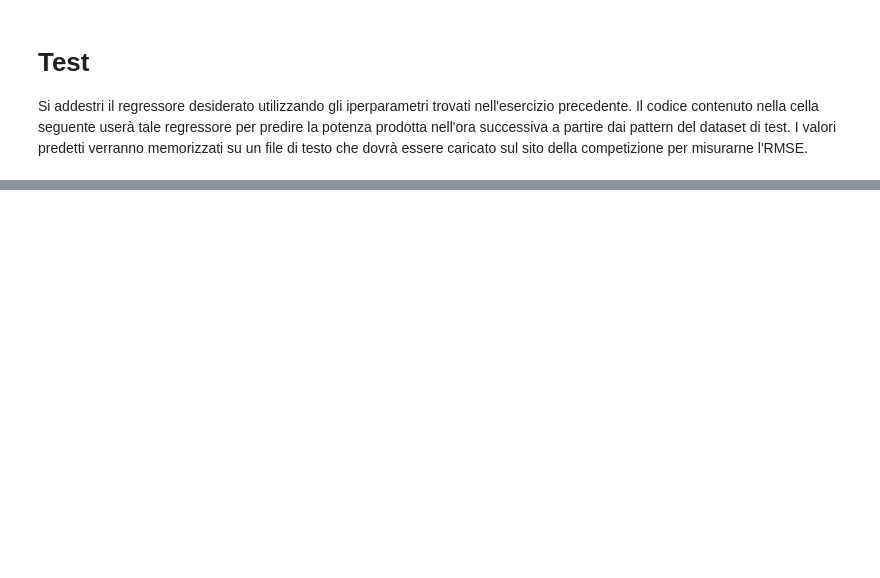
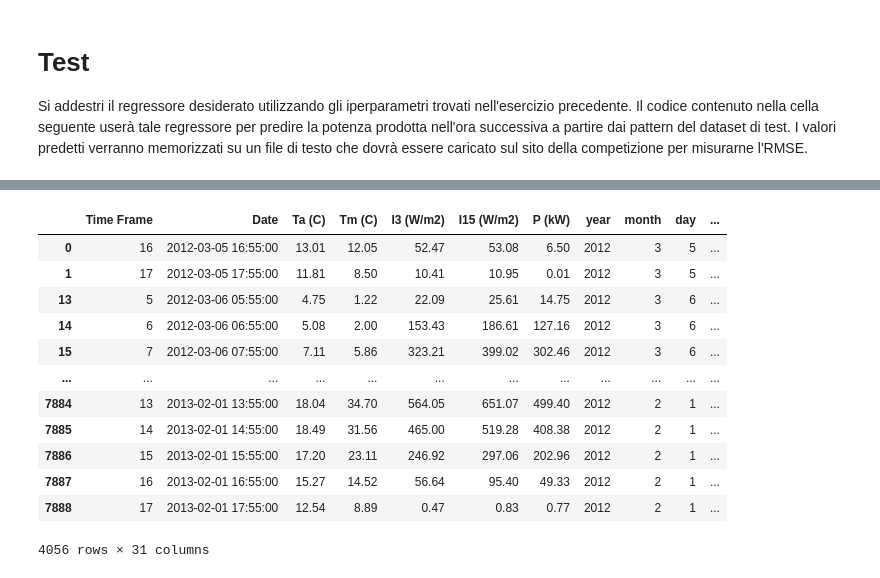
Before and after one commit to davidcohenDC/machine-learning-labs, a Jupyter notebook: 03-solar-regression/final-model.ipynb, the cells around one changed output, grey strips where cells are left out. Saved outputs shown, nothing was run; the diff lists cells and outputs as text; code cells hidden in the pictures; blank space fills up the shorter version.

```diff
--- a/03-solar-regression/final-model.ipynb
+++ b/03-solar-regression/final-model.ipynb
@@ -16,11 +16,9 @@ train_path = './DBs/SolarPark/train.txt'
 test_path = './DBs/SolarPark/test.txt'
 result_path = 'Es5Predictions.txt'
 
-train_dataframe,train_pure_dataframe = pre_process(train_path,debug=True)
-feature_x = np.append(train_dataframe.values[:,2:6],train_dataframe.values[:,7:12],axis=1)
-feature_pure_x = np.append(train_pure_dataframe.values[:,2:6],train_pure_dataframe.values[:,7:12],axis=1)
-feature_y = train_dataframe.values[:,6]
-feature_pure_y = train_pure_dataframe.values[:,6]
+train_dataframe,train_pure_dataframe = pre_process(train_path,debug=False)
+feature_x, feature_y = get_dataset_features(train_dataframe, "P (kW)", useless_column=["Date","year","month","day","hour","minute","day_of_week","day_of_year","day_part","is_year_start","is_month_start","is_quarter_start","is_month_end","is_weekend"])
+feature_pure_x, feature_pure_y = get_dataset_features(train_pure_dataframe, "P (kW)", useless_column=["Date","year","month","day","hour","minute","day_of_week","day_of_year","day_part","is_year_start","is_month_start","is_quarter_start","is_month_end","is_weekend"])
 
 # Cast di tutti i valori a float32
 feature_x = feature_x.astype(np.float32)
@@ -104,0 +134,16 @@ plt.show()
+# %%
+train_dataframe
+# %% [output]
+|  | Time Frame | Date | Ta (C) | Tm (C) | I3 (W/m2) | I15 (W/m2) | P (kW) | year | month | day | ... |
+| 0 | 16 | 2012-03-05 16:55:00 | 13.01 | 12.05 | 52.47 | 53.08 | 6.50 | 2012 | 3 | 5 | ... |
+| 1 | 17 | 2012-03-05 17:55:00 | 11.81 | 8.50 | 10.41 | 10.95 | 0.01 | 2012 | 3 | 5 | ... |
+| 13 | 5 | 2012-03-06 05:55:00 | 4.75 | 1.22 | 22.09 | 25.61 | 14.75 | 2012 | 3 | 6 | ... |
+| 14 | 6 | 2012-03-06 06:55:00 | 5.08 | 2.00 | 153.43 | 186.61 | 127.16 | 2012 | 3 | 6 | ... |
+| 15 | 7 | 2012-03-06 07:55:00 | 7.11 | 5.86 | 323.21 | 399.02 | 302.46 | 2012 | 3 | 6 | ... |
+| ... | ... | ... | ... | ... | ... | ... | ... | ... | ... | ... | ... |
+| 7884 | 13 | 2013-02-01 13:55:00 | 18.04 | 34.70 | 564.05 | 651.07 | 499.40 | 2012 | 2 | 1 | ... |
+| 7885 | 14 | 2013-02-01 14:55:00 | 18.49 | 31.56 | 465.00 | 519.28 | 408.38 | 2012 | 2 | 1 | ... |
+| 7886 | 15 | 2013-02-01 15:55:00 | 17.20 | 23.11 | 246.92 | 297.06 | 202.96 | 2012 | 2 | 1 | ... |
+| 7887 | 16 | 2013-02-01 16:55:00 | 15.27 | 14.52 | 56.64 | 95.40 | 49.33 | 2012 | 2 | 1 | ... |
+| 7888 | 17 | 2013-02-01 17:55:00 | 12.54 | 8.89 | 0.47 | 0.83 | 0.77 | 2012 | 2 | 1 | ... |
+4056 rows × 31 columns
```
Also changed, not shown: parts of 5 cells of this notebook, 2 other files.
